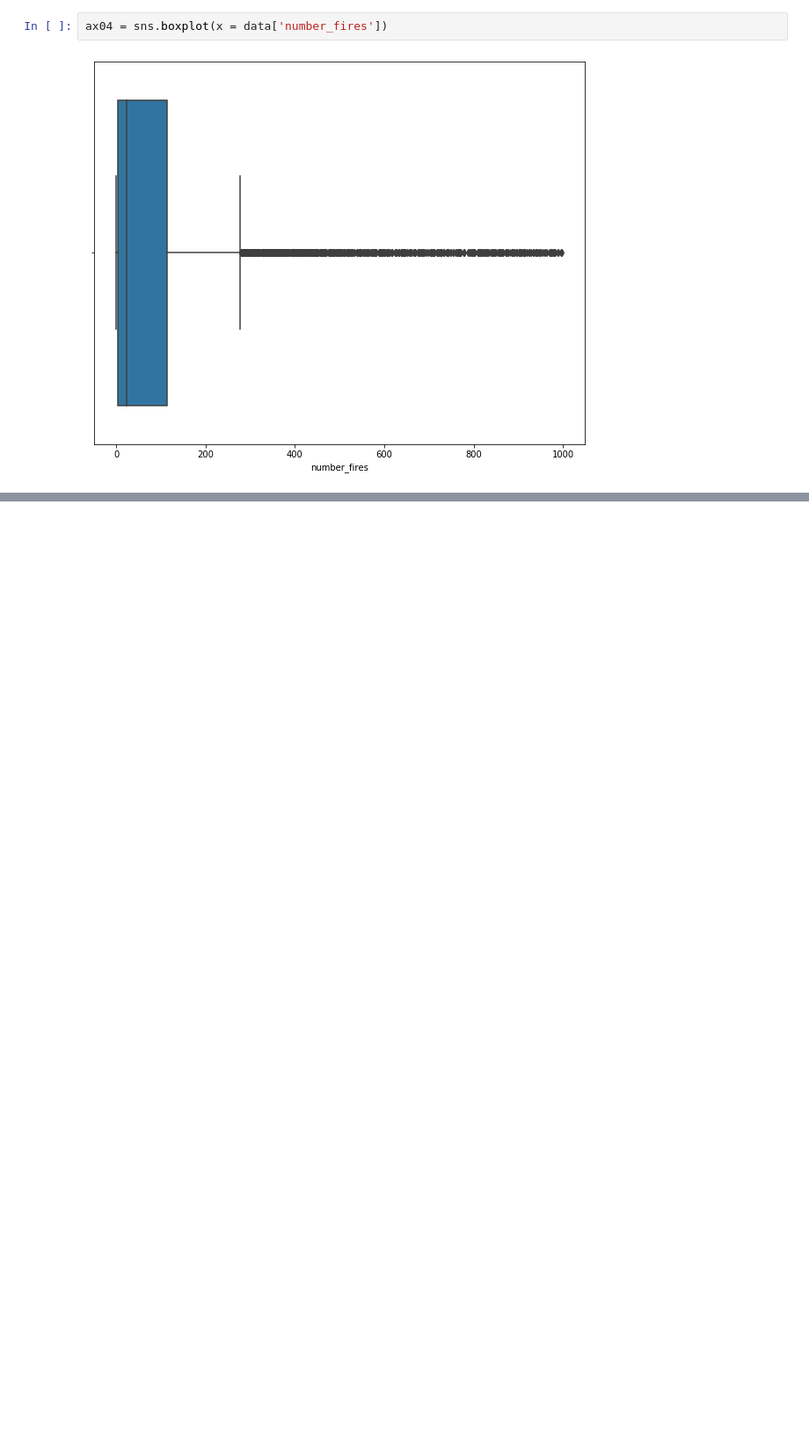
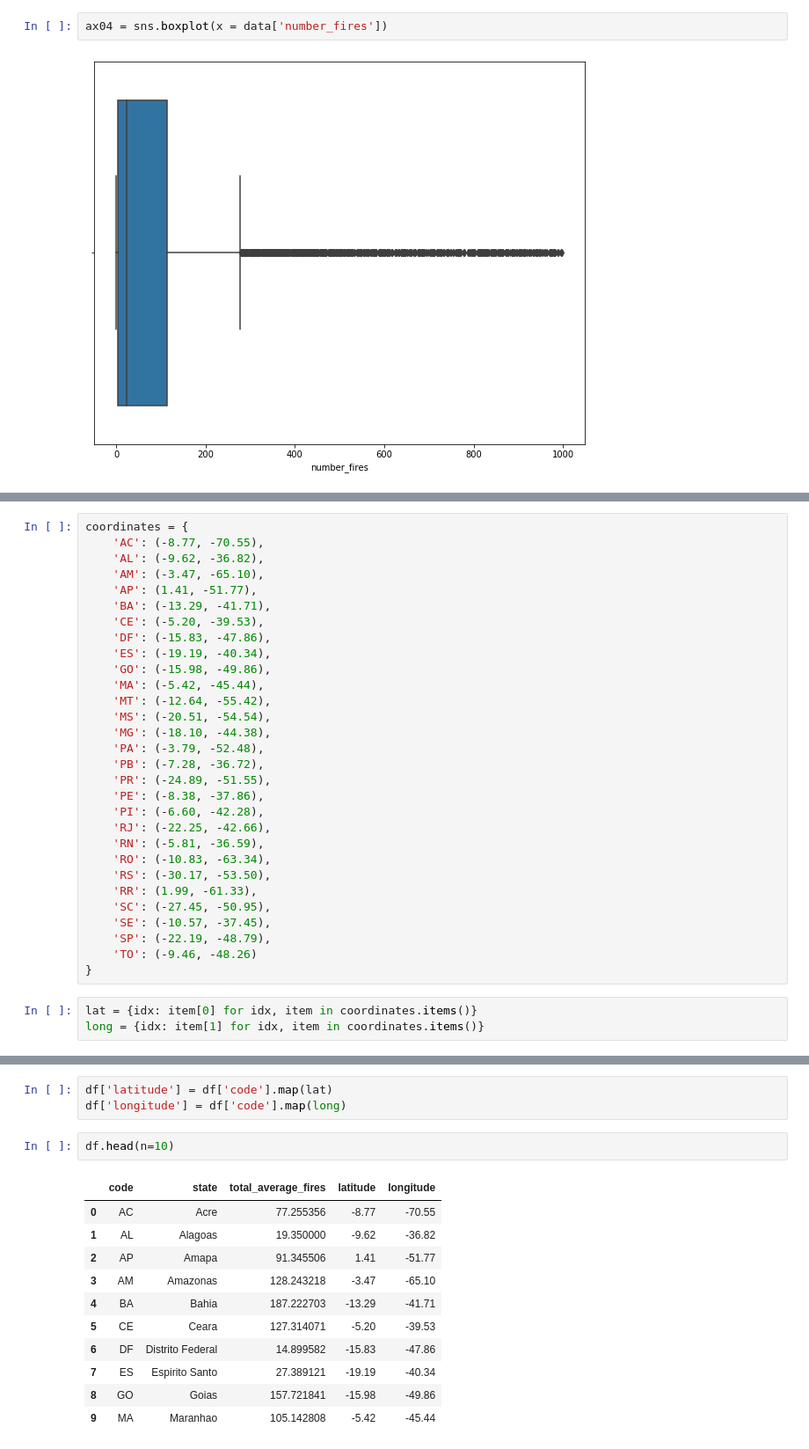
Before and after one commit to HenzoVz/analysis-amazon-fires, a Jupyter notebook: Analysis Amazon Fires.ipynb, the cells around one changed output, grey strips where cells are left out. Shown at 88% size. Cells and saved outputs as stored; diff of their text form; blank space fills up the shorter version.

```diff
--- a/Analysis Amazon Fires.ipynb
+++ b/Analysis Amazon Fires.ipynb
@@ -216,0 +283,33 @@ ax04 = sns.boxplot(x = data['number_fires'])
+# %%
+coordinates = {
+	'AC': (-8.77, -70.55),
+	'AL': (-9.62, -36.82),
+	'AM': (-3.47, -65.10),
+	'AP': (1.41, -51.77),
+	'BA': (-13.29, -41.71),
+	'CE': (-5.20, -39.53),
+	'DF': (-15.83, -47.86),
+	'ES': (-19.19, -40.34),
+	'GO': (-15.98, -49.86),
+	'MA': (-5.42, -45.44),
+	'MT': (-12.64, -55.42),
+	'MS': (-20.51, -54.54),
+	'MG': (-18.10, -44.38),
+	'PA': (-3.79, -52.48),
+	'PB': (-7.28, -36.72),
+	'PR': (-24.89, -51.55),
+	'PE': (-8.38, -37.86),
+	'PI': (-6.60, -42.28),
+	'RJ': (-22.25, -42.66),
+	'RN': (-5.81, -36.59),
+	'RO': (-10.83, -63.34),
+	'RS': (-30.17, -53.50),
+	'RR': (1.99, -61.33),
+	'SC': (-27.45, -50.95),
+	'SE': (-10.57, -37.45),
+	'SP': (-22.19, -48.79),
+	'TO': (-9.46, -48.26)
+}
+# %%
+lat = {idx: item[0] for idx, item in coordinates.items()}
+long = {idx: item[1] for idx, item in coordinates.items()}
@@ -216,0 +325,17 @@ ax04 = sns.boxplot(x = data['number_fires'])
+# %%
+df['latitude'] = df['code'].map(lat)
+df['longitude'] = df['code'].map(long)
+# %%
+df.head(n=10)
+# %% [output]
+|  | code | state | total_average_fires | latitude | longitude |
+| 0 | AC | Acre | 77.255356 | -8.77 | -70.55 |
+| 1 | AL | Alagoas | 19.350000 | -9.62 | -36.82 |
+| 2 | AP | Amapa | 91.345506 | 1.41 | -51.77 |
+| 3 | AM | Amazonas | 128.243218 | -3.47 | -65.10 |
+| 4 | BA | Bahia | 187.222703 | -13.29 | -41.71 |
+| 5 | CE | Ceara | 127.314071 | -5.20 | -39.53 |
+| 6 | DF | Distrito Federal | 14.899582 | -15.83 | -47.86 |
+| 7 | ES | Espirito Santo | 27.389121 | -19.19 | -40.34 |
+| 8 | GO | Goias | 157.721841 | -15.98 | -49.86 |
+| 9 | MA | Maranhao | 105.142808 | -5.42 | -45.44 |
```
Also changed, not shown: parts of 10 cells of this notebook.
